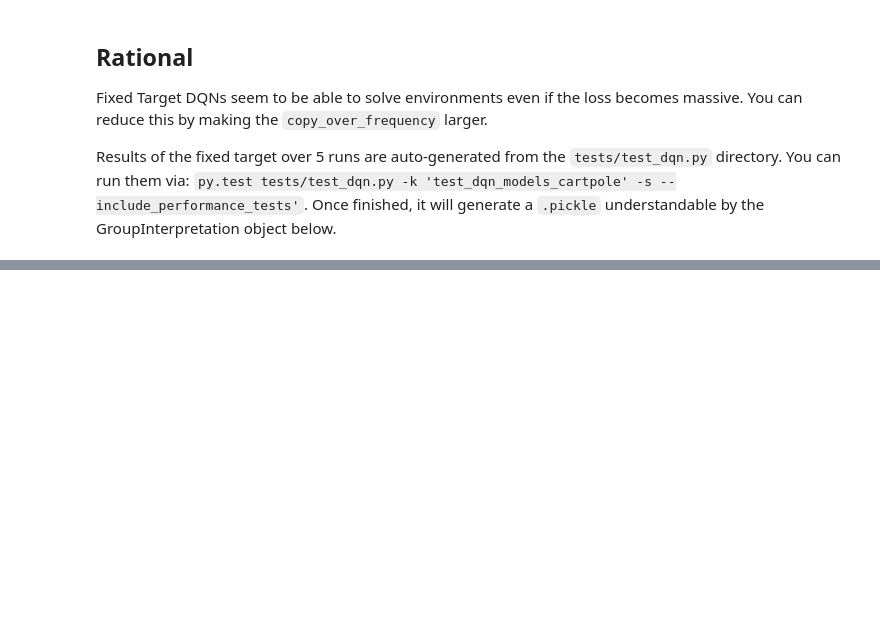
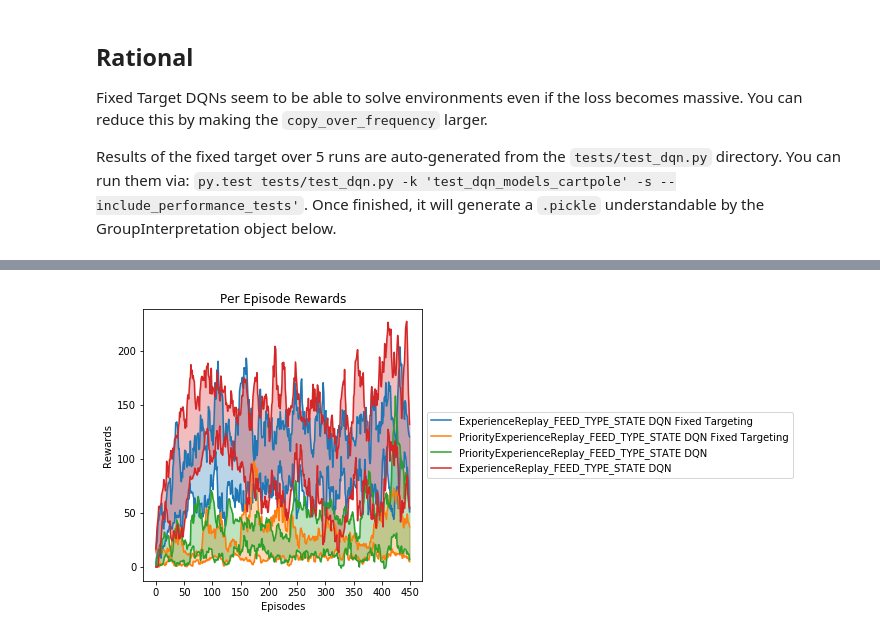
Before and after one commit to josiahls/fast-reinforcement-learning, a Jupyter notebook: docs_src/rl.agents.dqnfixedtarget.ipynb, the cells around one changed output, grey strips where cells are left out. Drawn from its saved outputs; the diff is of its cells as text; code cells hidden in the pictures; blank space fills up the shorter version.

```diff
--- a/docs_src/rl.agents.dqnfixedtarget.ipynb
+++ b/docs_src/rl.agents.dqnfixedtarget.ipynb
@@ -87,0 +99,10 @@ group_interp.groups
+# %%
+model_dirs = ['data/lunarlander_dqn', 'data/lunarlander_dqn fixed targeting']
+group_interp = GroupAgentInterpretation()
+for model_dir in model_dirs:
+    for file in os.listdir(model_dir):
+        file = file.replace('.pickle', '')
+        group_interp.add_interpretation(GroupAgentInterpretation.from_pickle(model_dir, file))
+group_interp.plot_reward_bounds(per_episode=True, smooth_groups=10)
+# %% [output]
+[figure, added]
```
Also changed, not shown: parts of 2 cells of this notebook, 10 other files.
